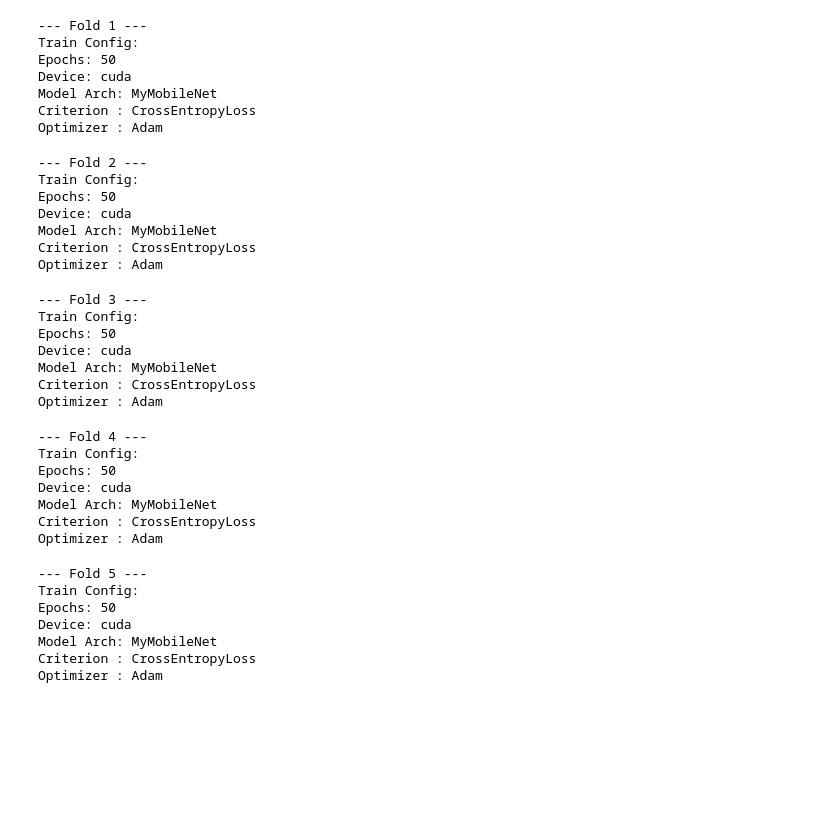
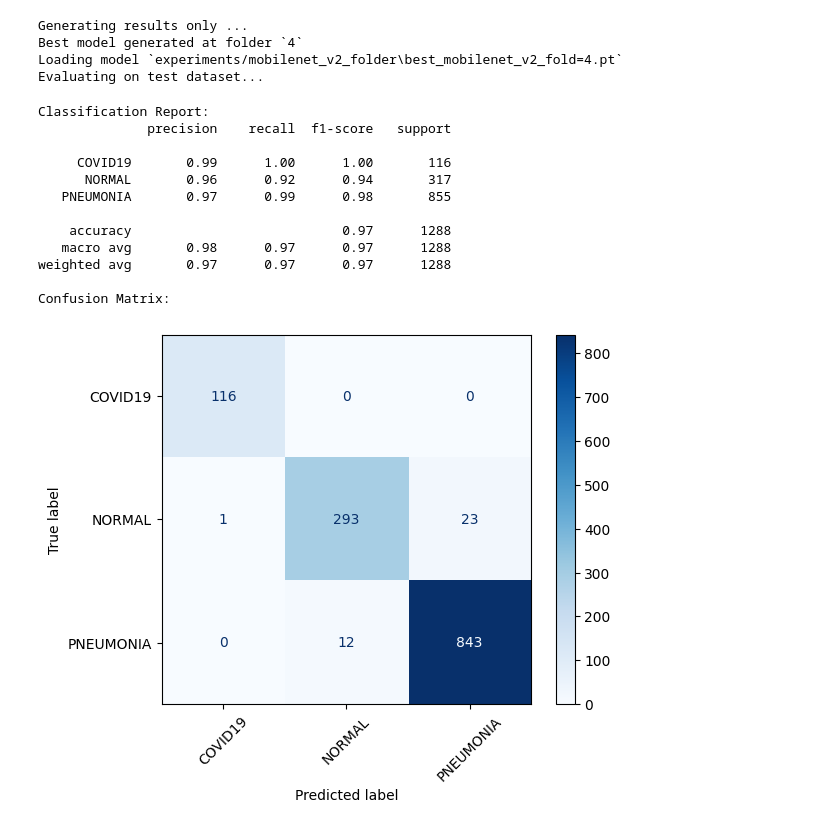
Before and after one commit to intel-comp-saude-ufes/2025-1-P2-classificador-CheXpert, a Jupyter notebook: trab.ipynb, the cells around one changed output. Cells and saved outputs as stored; diff of their text form; code cells hidden in the pictures; blank space fills up the shorter version.

```diff
--- a/trab.ipynb
+++ b/trab.ipynb
@@ -172,47 +265,29 @@ Optimizer : Adam
 # %%
 mobilenet_v2_config = ExperimentConfig(
     name="mobilenet_v2",
     model_fn=lambda: MyMobileNet(mobilenet_version='mobilenet_v2', n_classes=n_classes),
     loss_fn=lambda: nn.CrossEntropyLoss(),
     optimizer_fn=lambda params: opt.Adam(params, lr=1e-3)
 )
-experiment(mobilenet_v2_config, data_dict, device, metrics, freeze=False, epochs=50)
+experiment(mobilenet_v2_config, data_dict, device, metrics, freeze=False, epochs=50, mode='results')
 # %% [output]
---- Fold 1 ---
-Train Config:
-Epochs: 50
-Device: cuda
-Model Arch: MyMobileNet
-Criterion : CrossEntropyLoss
-Optimizer : Adam
+Generating results only ...
+Best model generated at folder `4`
+Loading model `experiments/mobilenet_v2_folder\best_mobilenet_v2_fold=4.pt`
+Evaluating on test dataset...
---- Fold 2 ---
-Train Config:
-Epochs: 50
-Device: cuda
-Model Arch: MyMobileNet
-Criterion : CrossEntropyLoss
-Optimizer : Adam
+Classification Report:
+              precision    recall  f1-score   support
+
+     COVID19       0.99      1.00      1.00       116
+      NORMAL       0.96      0.92      0.94       317
+   PNEUMONIA       0.97      0.99      0.98       855
+
+    accuracy                           0.97      1288
+   macro avg       0.98      0.97      0.97      1288
+weighted avg       0.97      0.97      0.97      1288
+
+Confusion Matrix:
---- Fold 3 ---
-Train Config:
-Epochs: 50
-Device: cuda
-Model Arch: MyMobileNet
-Criterion : CrossEntropyLoss
-Optimizer : Adam
---- Fold 4 ---
-Train Config:
-Epochs: 50
-Device: cuda
-Model Arch: MyMobileNet
-Criterion : CrossEntropyLoss
-Optimizer : Adam
---- Fold 5 ---
-Train Config:
-Epochs: 50
-Device: cuda
-Model Arch: MyMobileNet
-Criterion : CrossEntropyLoss
-Optimizer : Adam
+[figure, added]
 # %%
 mobilenet_v3_large_config = ExperimentConfig(
     name="mobilenet_v3_large",
```
Also changed, not shown: parts of 11 cells of this notebook, 5 other files.
